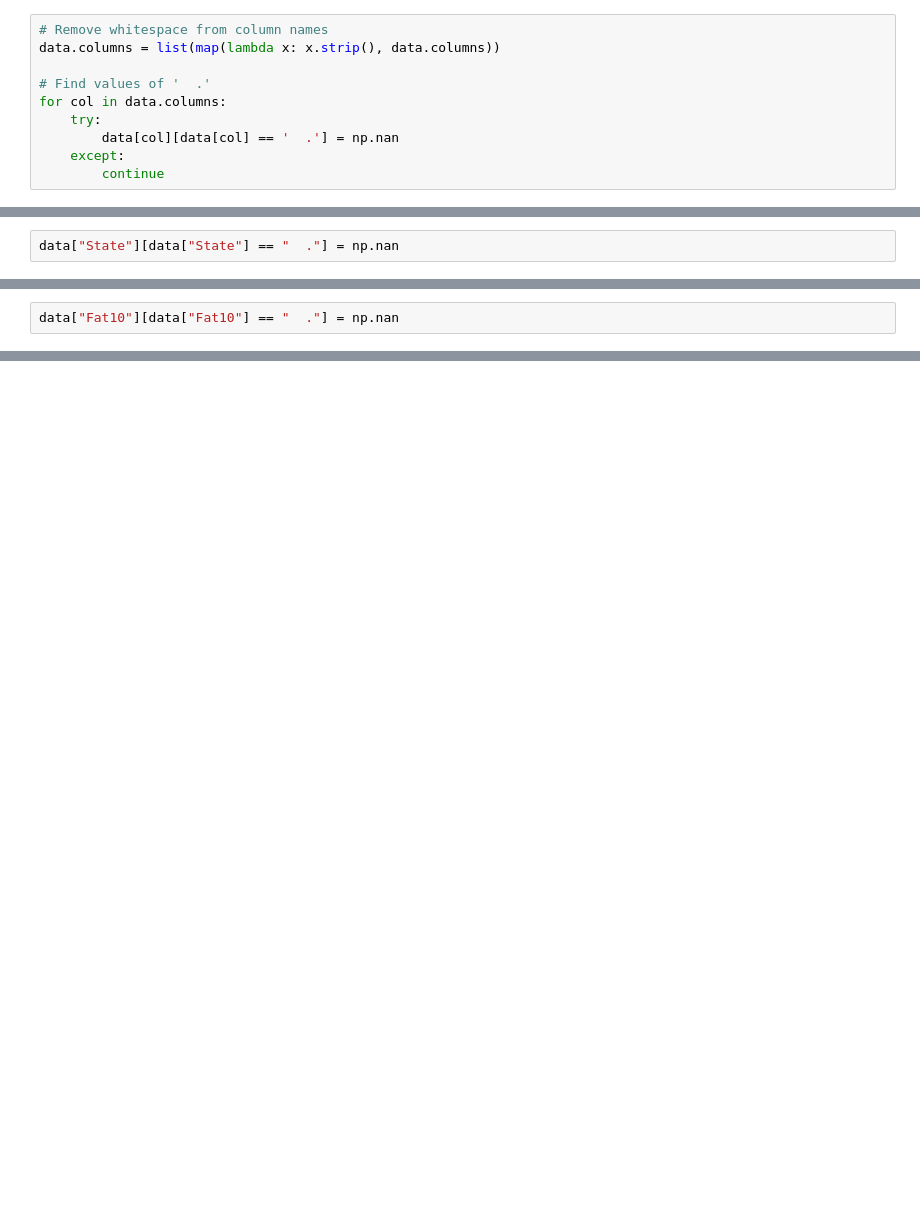
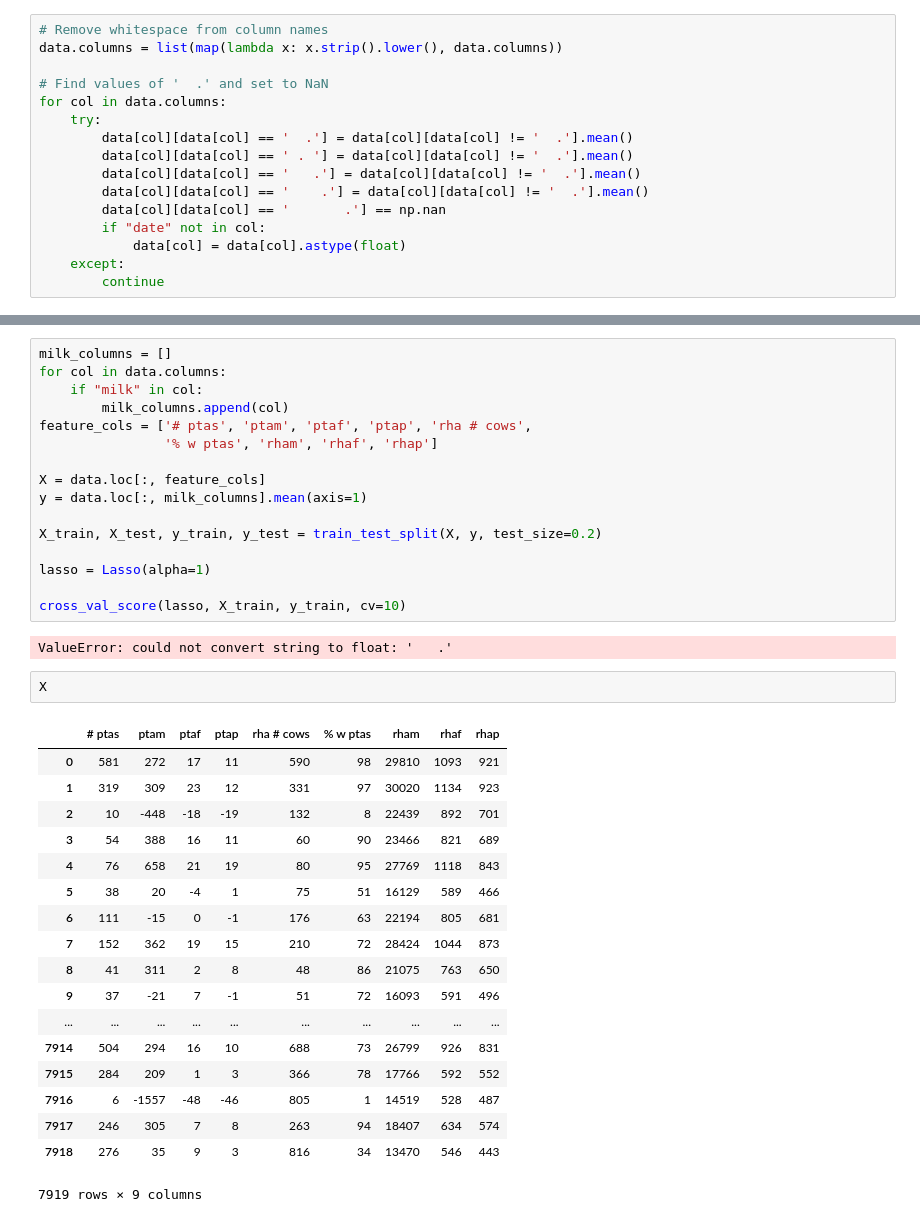
Before and after one commit to thebrianbn/cow_ml, a Jupyter notebook: milk_fat_prediction/milk_fat_analysis.ipynb, the cells around one changed output, grey strips where cells are left out. Saved outputs shown, nothing was run; the diff lists cells and outputs as text; blank space fills up the shorter version.

Commit message:
data cleaning mostly finished

```diff
--- a/milk_fat_prediction/milk_fat_analysis.ipynb
+++ b/milk_fat_prediction/milk_fat_analysis.ipynb
@@ -8,10 +38,16 @@ data = pd.read_excel("dataset_1.xls")
 # %%
 # Remove whitespace from column names
-data.columns = list(map(lambda x: x.strip(), data.columns))
+data.columns = list(map(lambda x: x.strip().lower(), data.columns))
 
-# Find values of '  .'
+# Find values of '  .' and set to NaN
 for col in data.columns:
     try:
-        data[col][data[col] == '  .'] = np.nan
+        data[col][data[col] == '  .'] = data[col][data[col] != '  .'].mean()
+        data[col][data[col] == ' . '] = data[col][data[col] != '  .'].mean()
+        data[col][data[col] == '   .'] = data[col][data[col] != '  .'].mean()
+        data[col][data[col] == '    .'] = data[col][data[col] != '  .'].mean()
+        data[col][data[col] == '       .'] == np.nan
+        if "date" not in col:
+            data[col] = data[col].astype(float)
     except:
         continue
@@ -39,2 +53,0 @@ data
-# %%
-data["State"][data["State"] == "  ."] = np.nan
@@ -43,2 +53,0 @@ TypeError: invalid type comparison
-# %%
-data["Fat10"][data["Fat10"] == "  ."] = np.nan
@@ -48,0 +89,39 @@ data.Fat10[1]
+# %%
+milk_columns = []
+for col in data.columns:
+    if "milk" in col:
+        milk_columns.append(col)
+feature_cols = ['# ptas', 'ptam', 'ptaf', 'ptap', 'rha # cows',
+                '% w ptas', 'rham', 'rhaf', 'rhap']
+
+X = data.loc[:, feature_cols]
+y = data.loc[:, milk_columns].mean(axis=1)
+
+X_train, X_test, y_train, y_test = train_test_split(X, y, test_size=0.2)
+
+lasso = Lasso(alpha=1)
+
+cross_val_score(lasso, X_train, y_train, cv=10)
+# %% [output]
+ValueError: could not convert string to float: '   .'
+# %%
+X
+# %% [output]
+|  | # ptas | ptam | ptaf | ptap | rha # cows | % w ptas | rham | rhaf | rhap |
+| 0 | 581 | 272 | 17 | 11 | 590 | 98 | 29810 | 1093 | 921 |
+| 1 | 319 | 309 | 23 | 12 | 331 | 97 | 30020 | 1134 | 923 |
+| 2 | 10 | -448 | -18 | -19 | 132 | 8 | 22439 | 892 | 701 |
+| 3 | 54 | 388 | 16 | 11 | 60 | 90 | 23466 | 821 | 689 |
+| 4 | 76 | 658 | 21 | 19 | 80 | 95 | 27769 | 1118 | 843 |
+| 5 | 38 | 20 | -4 | 1 | 75 | 51 | 16129 | 589 | 466 |
+| 6 | 111 | -15 | 0 | -1 | 176 | 63 | 22194 | 805 | 681 |
+| 7 | 152 | 362 | 19 | 15 | 210 | 72 | 28424 | 1044 | 873 |
+| 8 | 41 | 311 | 2 | 8 | 48 | 86 | 21075 | 763 | 650 |
+| 9 | 37 | -21 | 7 | -1 | 51 | 72 | 16093 | 591 | 496 |
+| ... | ... | ... | ... | ... | ... | ... | ... | ... | ... |
+| 7914 | 504 | 294 | 16 | 10 | 688 | 73 | 26799 | 926 | 831 |
+| 7915 | 284 | 209 | 1 | 3 | 366 | 78 | 17766 | 592 | 552 |
+| 7916 | 6 | -1557 | -48 | -46 | 805 | 1 | 14519 | 528 | 487 |
+| 7917 | 246 | 305 | 7 | 8 | 263 | 94 | 18407 | 634 | 574 |
+| 7918 | 276 | 35 | 9 | 3 | 816 | 34 | 13470 | 546 | 443 |
+7919 rows × 9 columns
```
Also changed, not shown: parts of 15 cells of this notebook.
